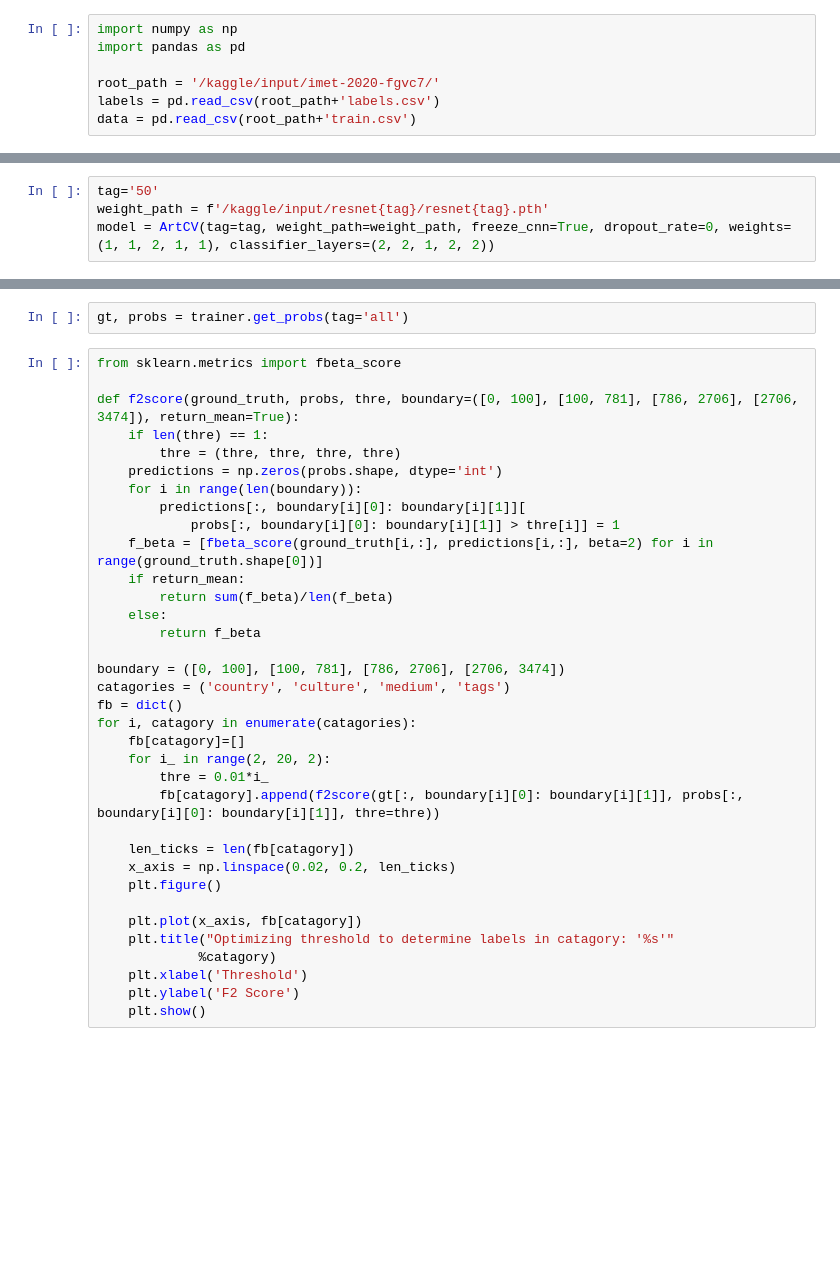
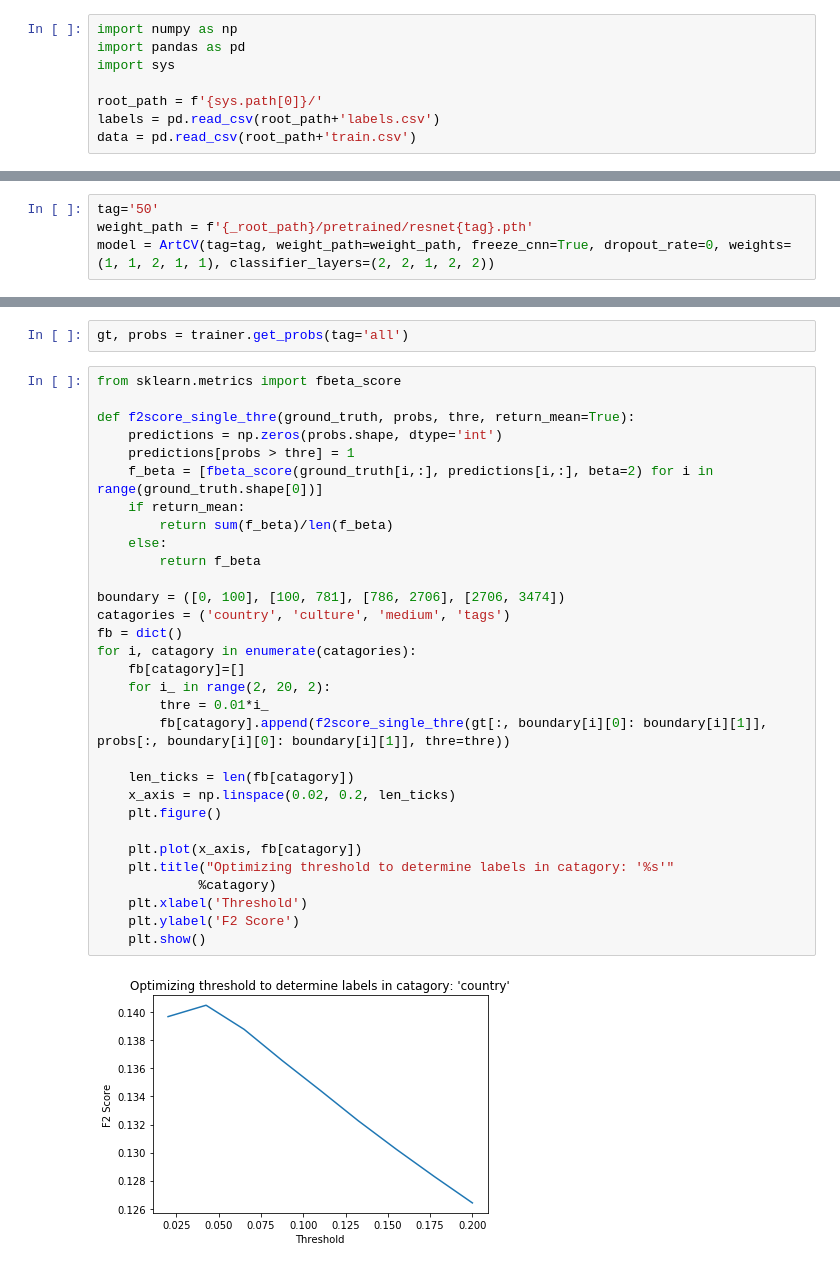
Before and after one commit to yunchen-yang/artcv, a Jupyter notebook: Multi-head_ResNet_for_multi-label_classification.ipynb, the cells around one changed output, grey strips where cells are left out. Drawn from its saved outputs; the diff is of its cells as text; blank space fills up the shorter version.

```diff
--- a/Multi-head_ResNet_for_multi-label_classification.ipynb
+++ b/Multi-head_ResNet_for_multi-label_classification.ipynb
@@ -6,8 +6,9 @@ Before constructing the classification model, let's visualize the dataset and de
 # %%
 import numpy as np
 import pandas as pd
+import sys
 
-root_path = '/kaggle/input/imet-2020-fgvc7/'
+root_path = f'{sys.path[0]}/'
 labels = pd.read_csv(root_path+'labels.csv')
 data = pd.read_csv(root_path+'train.csv')
 # %%
@@ -766,7 +800,7 @@ labels_info_path = f'{_root_path}/labels.csv'
 dataset = TrainValSet(train_val_split=0.9, path=path, data_info_path=data_info_path, labels_info_path=labels_info_path)
 # %%
 tag='50'
-weight_path = f'/kaggle/input/resnet{tag}/resnet{tag}.pth'
+weight_path = f'{_root_path}/pretrained/resnet{tag}.pth'
 model = ArtCV(tag=tag, weight_path=weight_path, freeze_cnn=True, dropout_rate=0, weights=(1, 1, 2, 1, 1), classifier_layers=(2, 2, 1, 2, 2))
 # %%
 trainer = Trainer(model, dataset, batch_size_train=512, batch_size_val=512, batch_size_all=512,
@@ -806,35 +842,33 @@ gt, probs = trainer.get_probs(tag='all')
 # %%
 from sklearn.metrics import fbeta_score
 
-def f2score(ground_truth, probs, thre, boundary=([0, 100], [100, 781], [786, 2706], [2706, 3474]), return_mean=True):
-    if len(thre) == 1:
-        thre = (thre, thre, thre, thre)
+def f2score_single_thre(ground_truth, probs, thre, return_mean=True):
     predictions = np.zeros(probs.shape, dtype='int')
-    for i in range(len(boundary)):
-        predictions[:, boundary[i][0]: boundary[i][1]][
-            probs[:, boundary[i][0]: boundary[i][1]] > thre[i]] = 1
+    predictions[probs > thre] = 1
     f_beta = [fbeta_score(ground_truth[i,:], predictions[i,:], beta=2) for i in range(ground_truth.shape[0])]
     if return_mean:
         return sum(f_beta)/len(f_beta)
     else:
         return f_beta
 
 boundary = ([0, 100], [100, 781], [786, 2706], [2706, 3474])
 catagories = ('country', 'culture', 'medium', 'tags')
 fb = dict()
 for i, catagory in enumerate(catagories):
     fb[catagory]=[]
     for i_ in range(2, 20, 2):
         thre = 0.01*i_
-        fb[catagory].append(f2score(gt[:, boundary[i][0]: boundary[i][1]], probs[:, boundary[i][0]: boundary[i][1]], thre=thre))
+        fb[catagory].append(f2score_single_thre(gt[:, boundary[i][0]: boundary[i][1]], probs[:, boundary[i][0]: boundary[i][1]], thre=thre))
 
     len_ticks = len(fb[catagory])
     x_axis = np.linspace(0.02, 0.2, len_ticks)
     plt.figure()
 
     plt.plot(x_axis, fb[catagory])
     plt.title("Optimizing threshold to determine labels in catagory: '%s'"
              %catagory)
     plt.xlabel('Threshold')
     plt.ylabel('F2 Score')
     plt.show()
+# %% [output]
+[figure, added]
```
Also changed, not shown: parts of 17 cells of this notebook.
